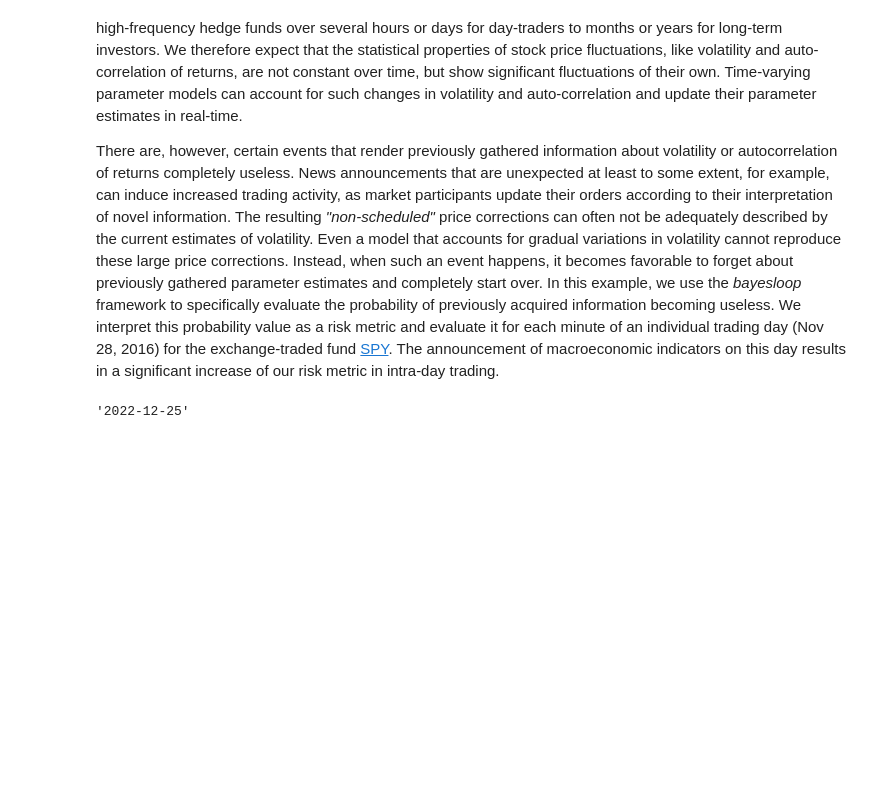
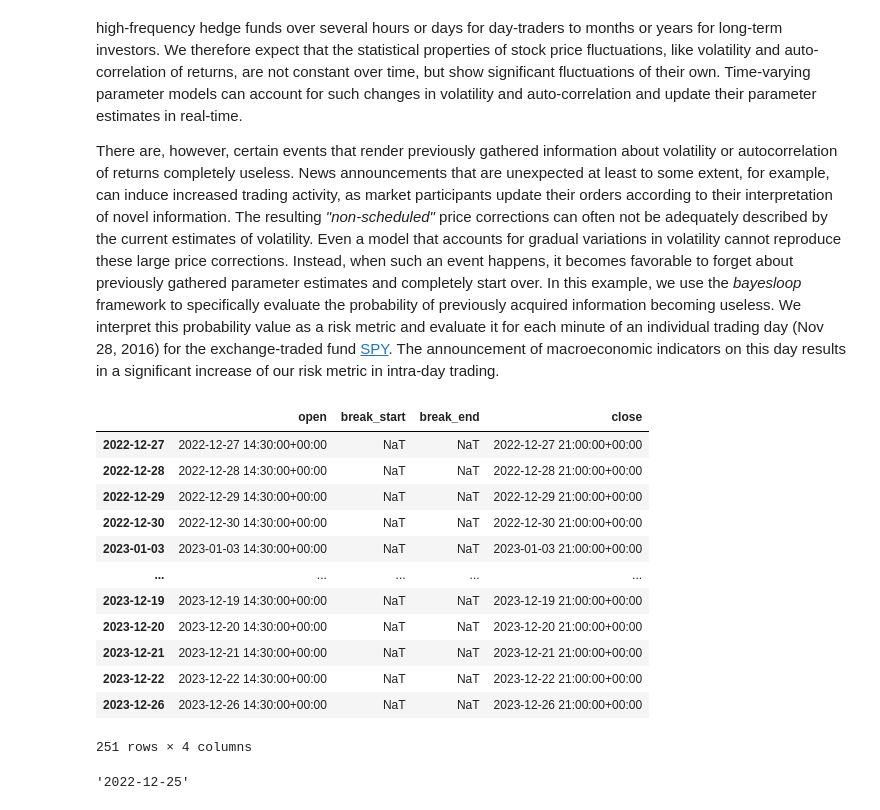
Before and after one commit to Polypod/bayesian_stock, a Jupyter notebook: stock_volatility.ipynb, the cells around one changed output. Saved outputs shown, nothing was run; the diff lists cells and outputs as text; code cells hidden in the pictures; blank space fills up the shorter version.

Commit message:
time handling

```diff
--- a/stock_volatility.ipynb
+++ b/stock_volatility.ipynb
@@ -25,3 +27,25 @@ from datetime import datetime, timedelta
+# %%
+# Get trading calendar for today
+# !pip install exchange-calendars
+one_minute = pd.Timedelta(1, "T")
+nys = xcals.get_calendar("XNYS") # New York Stock Exchange
+start_time = int(time.time() * 1000) - (500 - 2) * 60 * 1000
+start = datetime.fromtimestamp(start_time / 1000).strftime('%Y-%m-%d')
+nys.schedule.loc[start:]
+# %% [output]
+|  | open | break_start | break_end | close |
+| 2022-12-27 | 2022-12-27 14:30:00+00:00 | NaT | NaT | 2022-12-27 21:00:00+00:00 |
+| 2022-12-28 | 2022-12-28 14:30:00+00:00 | NaT | NaT | 2022-12-28 21:00:00+00:00 |
+| 2022-12-29 | 2022-12-29 14:30:00+00:00 | NaT | NaT | 2022-12-29 21:00:00+00:00 |
+| 2022-12-30 | 2022-12-30 14:30:00+00:00 | NaT | NaT | 2022-12-30 21:00:00+00:00 |
+| 2023-01-03 | 2023-01-03 14:30:00+00:00 | NaT | NaT | 2023-01-03 21:00:00+00:00 |
+| ... | ... | ... | ... | ... |
+| 2023-12-19 | 2023-12-19 14:30:00+00:00 | NaT | NaT | 2023-12-19 21:00:00+00:00 |
+| 2023-12-20 | 2023-12-20 14:30:00+00:00 | NaT | NaT | 2023-12-20 21:00:00+00:00 |
+| 2023-12-21 | 2023-12-21 14:30:00+00:00 | NaT | NaT | 2023-12-21 21:00:00+00:00 |
+| 2023-12-22 | 2023-12-22 14:30:00+00:00 | NaT | NaT | 2023-12-22 21:00:00+00:00 |
+| 2023-12-26 | 2023-12-26 14:30:00+00:00 | NaT | NaT | 2023-12-26 21:00:00+00:00 |
+251 rows × 4 columns
 # %%
 async def json_to_df(json_response, symbol):
     try:
```
Also changed, not shown: parts of 1 cell of this notebook, 1 other file.
